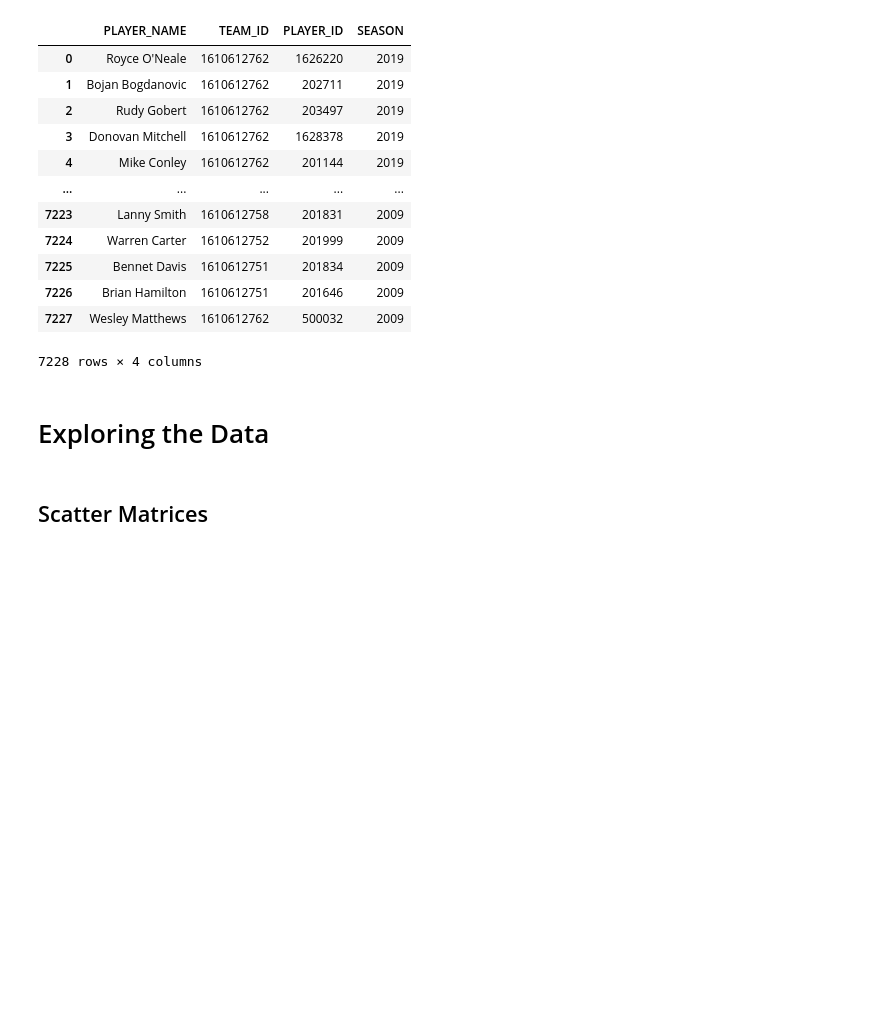
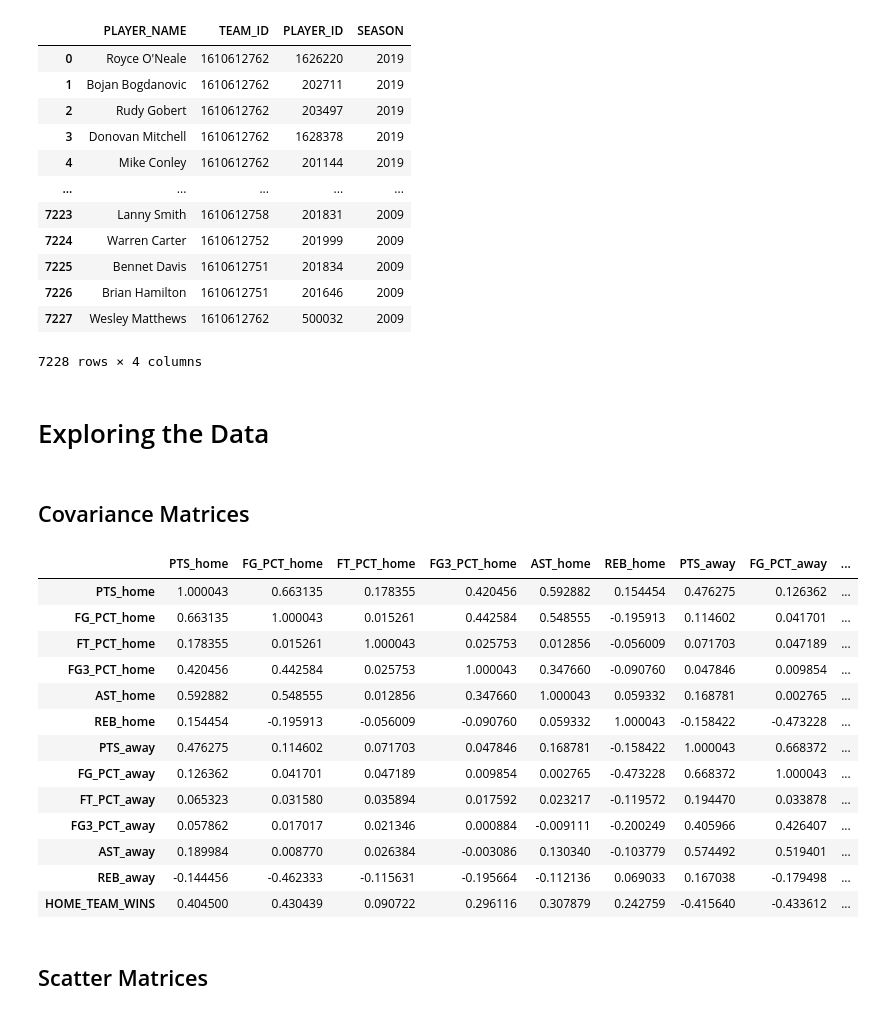
Before and after one commit to psalire/cmpe255-term-project, a Jupyter notebook: research.ipynb, the cells around one changed output. Cells and saved outputs as stored; diff of their text form; code cells hidden in the pictures; blank space fills up the shorter version.

```diff
--- a/research.ipynb
+++ b/research.ipynb
@@ -140,3 +160,22 @@ players_df
+# %% [markdown]
+## Covariance Matrices
+# %%
+standardized_games_data_df.cov().style.background_gradient(cmap='rainbow',axis=None)
+# %% [output]
+|  | PTS_home | FG_PCT_home | FT_PCT_home | FG3_PCT_home | AST_home | REB_home | PTS_away | FG_PCT_away | ... |
+| PTS_home | 1.000043 | 0.663135 | 0.178355 | 0.420456 | 0.592882 | 0.154454 | 0.476275 | 0.126362 | ... |
+| FG_PCT_home | 0.663135 | 1.000043 | 0.015261 | 0.442584 | 0.548555 | -0.195913 | 0.114602 | 0.041701 | ... |
+| FT_PCT_home | 0.178355 | 0.015261 | 1.000043 | 0.025753 | 0.012856 | -0.056009 | 0.071703 | 0.047189 | ... |
+| FG3_PCT_home | 0.420456 | 0.442584 | 0.025753 | 1.000043 | 0.347660 | -0.090760 | 0.047846 | 0.009854 | ... |
+| AST_home | 0.592882 | 0.548555 | 0.012856 | 0.347660 | 1.000043 | 0.059332 | 0.168781 | 0.002765 | ... |
+| REB_home | 0.154454 | -0.195913 | -0.056009 | -0.090760 | 0.059332 | 1.000043 | -0.158422 | -0.473228 | ... |
+| PTS_away | 0.476275 | 0.114602 | 0.071703 | 0.047846 | 0.168781 | -0.158422 | 1.000043 | 0.668372 | ... |
+| FG_PCT_away | 0.126362 | 0.041701 | 0.047189 | 0.009854 | 0.002765 | -0.473228 | 0.668372 | 1.000043 | ... |
+| FT_PCT_away | 0.065323 | 0.031580 | 0.035894 | 0.017592 | 0.023217 | -0.119572 | 0.194470 | 0.033878 | ... |
+| FG3_PCT_away | 0.057862 | 0.017017 | 0.021346 | 0.000884 | -0.009111 | -0.200249 | 0.405966 | 0.426407 | ... |
+| AST_away | 0.189984 | 0.008770 | 0.026384 | -0.003086 | 0.130340 | -0.103779 | 0.574492 | 0.519401 | ... |
+| REB_away | -0.144456 | -0.462333 | -0.115631 | -0.195664 | -0.112136 | 0.069033 | 0.167038 | -0.179498 | ... |
+| HOME_TEAM_WINS | 0.404500 | 0.430439 | 0.090722 | 0.296116 | 0.307879 | 0.242759 | -0.415640 | -0.433612 | ... |
 # %% [markdown]
 ## Scatter Matrices
 # %%
```
Also changed, not shown: parts of 7 cells of this notebook.
